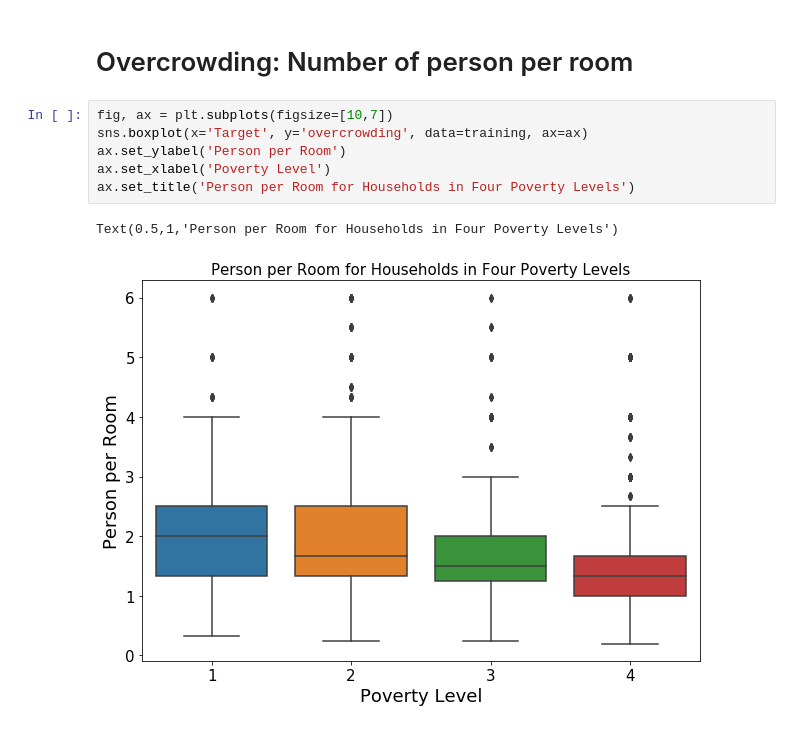
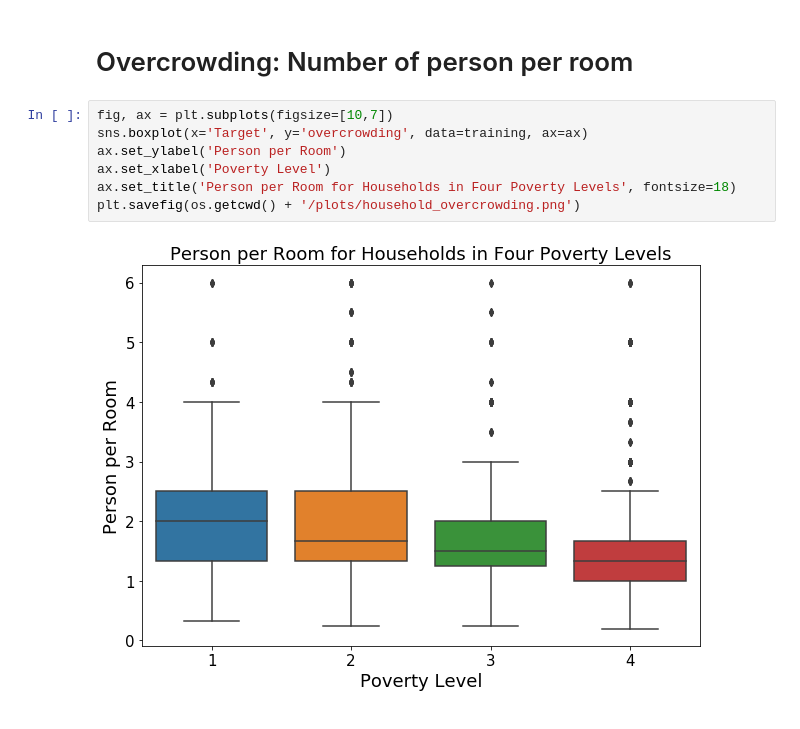
Before and after one commit to zhaomh1998/ece143, a Jupyter notebook: Final_Plots.ipynb, the cells around one changed output. Drawn from its saved outputs; the diff is of its cells as text.

```diff
--- a/Final_Plots.ipynb
+++ b/Final_Plots.ipynb
@@ -148,10 +164,10 @@ ax.set_ylabel('percent change');
 # %%
 fig, ax = plt.subplots(figsize=[10,7])
 sns.boxplot(x='Target', y='overcrowding', data=training, ax=ax)
 ax.set_ylabel('Person per Room')
 ax.set_xlabel('Poverty Level')
-ax.set_title('Person per Room for Households in Four Poverty Levels')
+ax.set_title('Person per Room for Households in Four Poverty Levels', fontsize=18)
+plt.savefig(os.getcwd() + '/plots/household_overcrowding.png')
 # %% [output]
-Text(0.5,1,'Person per Room for Households in Four Poverty Levels')
-[figure, old version]
+[figure, new version]
 # %%
```
Also changed, not shown: parts of 13 cells of this notebook, 8 other files.
